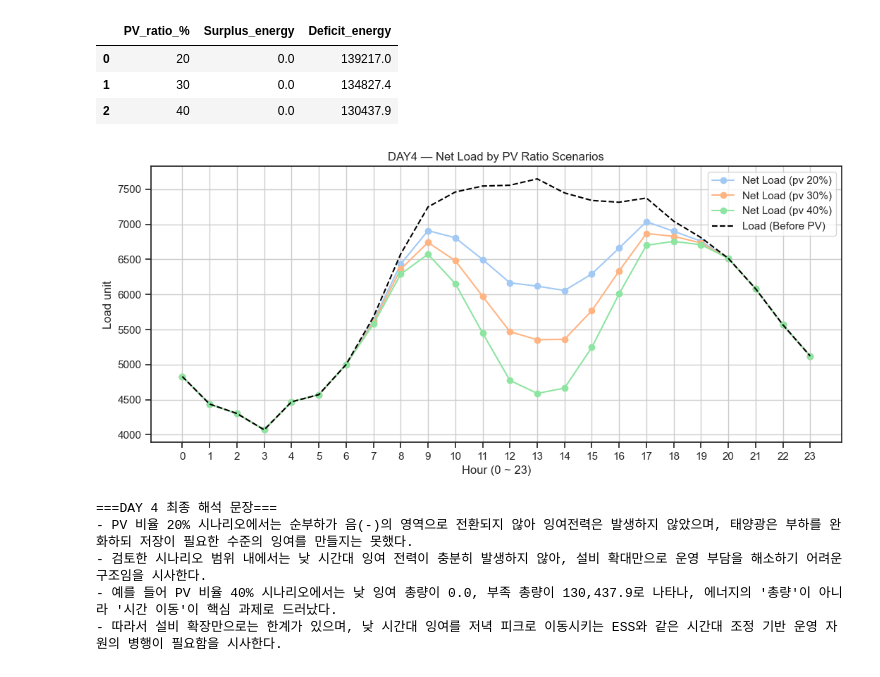
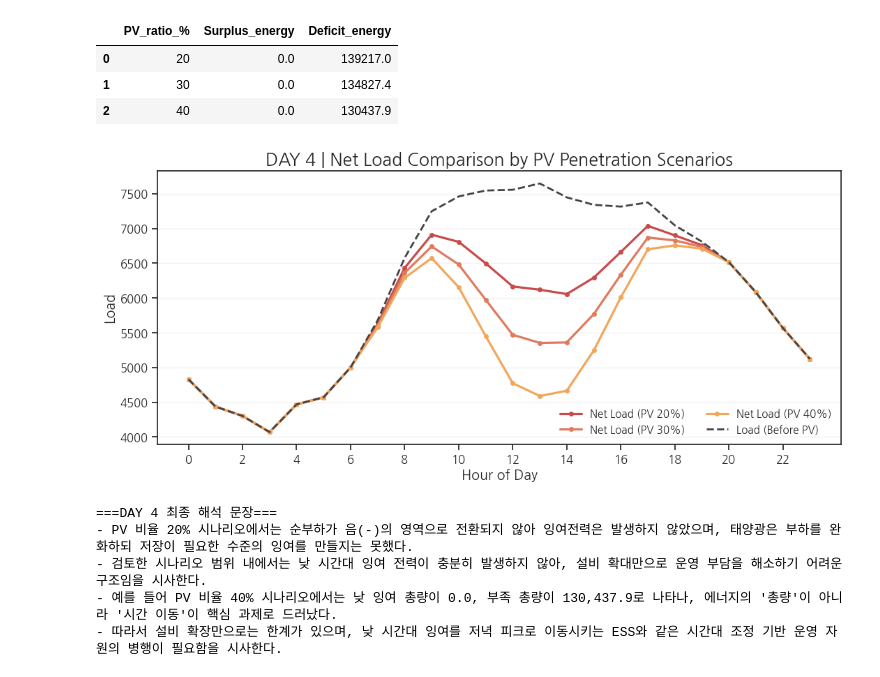
Before and after one commit to s2pray4u2s/seoul-pv-load-analysis, a Jupyter notebook: notebooks/04_DAY4_net_load_duck_curve.ipynb, the cells around one changed output. Cells and saved outputs as stored; diff of their text form; code cells hidden in the pictures.

```diff
--- a/notebooks/04_DAY4_net_load_duck_curve.ipynb
+++ b/notebooks/04_DAY4_net_load_duck_curve.ipynb
@@ -89,7 +77,14 @@ DATA_DIR = PROJECT_ROOT / "data"
 LOAD_FILE = DATA_DIR / "법정동별시간별전력사용량.csv"
 OUT_DIR = PROJECT_ROOT / "outputs"
 OUT_DIR.mkdir(exist_ok=True)
+FIG_DIR = Path("figures")
+FIG_DIR.mkdir(exist_ok=True)
 
+SAVE_KWARGS = dict(
+    dpi=300,
+    bbox_inches="tight",
+    pad_inches=0.1
+)
 
 if not LOAD_FILE.exists():
     raise FileNotFoundError(f"데이터 파일 없음 : {LOAD_FILE}")
@@ -245,26 +360,76 @@ for pv_ratio in pv_ratios:
 | 2 | 40 | 0.0 | 130437.9 |
 # %%
 # 7. 덕 커브 비교 시각화
-plt.figure(figsize = (10, 4))
+# =========================
+# 색상 팔레트 (톤다운, 단계별)
+# =========================
+PV_COLORS = [
+    "#C94A4A",  # 10% (가장 진한 문제 강조)
+    "#E07A5F",  # 20%
+    "#F2A65A",  # 30%
+    "#81B29A",  # 40%
+]
 
-for pv_ratio in pv_ratios:
+BASELINE_COLOR = "#444444"  # Before PV (검정 대신 차콜)
+
+# =========================
+# Figure
+# =========================
+plt.figure(figsize=(10, 4))
+
+# PV ratio 시나리오별 Net Load
+for pv_ratio, color in zip(pv_ratios, PV_COLORS):
     pv_tmp = pv_profile_24h.copy()
     pv_tmp["pv_kW"] = pv_tmp["pv_norm"] * load_peak * pv_ratio
-    tmp = load_profile_24h.merge(pv_tmp, on = "hour")
+
+    tmp = load_profile_24h.merge(pv_tmp, on="hour")
     tmp["net_load"] = tmp["load_mean"] - tmp["pv_kW"]
 
-    plt.plot(tmp["hour"], tmp["net_load"], marker = "o", label = f"Net Load (pv {int(pv_ratio * 100)}%)")
+    plt.plot(
+        tmp["hour"],
+        tmp["net_load"],
+        color=color,
+        linewidth=2.3,
+        marker="o",
+        markersize=4,
+        label=f"Net Load (PV {int(pv_ratio * 100)}%)"
+    )
 
-plt.plot(load_profile_24h["hour"], load_profile_24h["load_mean"], color = "black", linestyle = "--", label = "Load (Before PV)")
-plt.title("DAY4 — Net Load by PV Ratio Scenarios")
-plt.xlabel("Hour (0 ~ 23)")
-plt.ylabel("Load unit")
-plt.xticks(range(24))
-plt.grid(True)
-plt.legend()
+# Before PV (기준선)
+plt.plot(
+    load_profile_24h["hour"],
+    load_profile_24h["load_mean"],
+    color=BASELINE_COLOR,
+    linestyle="--",
+    linewidth=2,
+    label="Load (Before PV)"
+)
+
+# =========================
+# 축 / 그리드 / 범례
+# =========================
+plt.xlabel("Hour of Day")
+plt.ylabel("Load")
+plt.xticks(np.arange(0, 24, 2))
+plt.grid(axis="y", alpha=0.25)
+plt.legend(frameon=False, ncol=2)
+
+# =========================
+# 제목
+# =========================
+plt.title("DAY 4 | Net Load Comparison by PV Penetration Scenarios")
+
+# =========================
+# 저장
+# =========================
+plt.savefig(
+    FIG_DIR / "DAY4_net_load_by_pv_ratio.png",
+    **SAVE_KWARGS
+)
+
 plt.show()
 # %% [output]
-[figure, old version]
+[figure, new version]
 # %%
 # 8. DATA 4 Final Narrative Generator
 # - scenario_df 결과를 기반으로 해석 문장을 자동 생성
```
Also changed, not shown: parts of 5 cells of this notebook, 26 other files.
